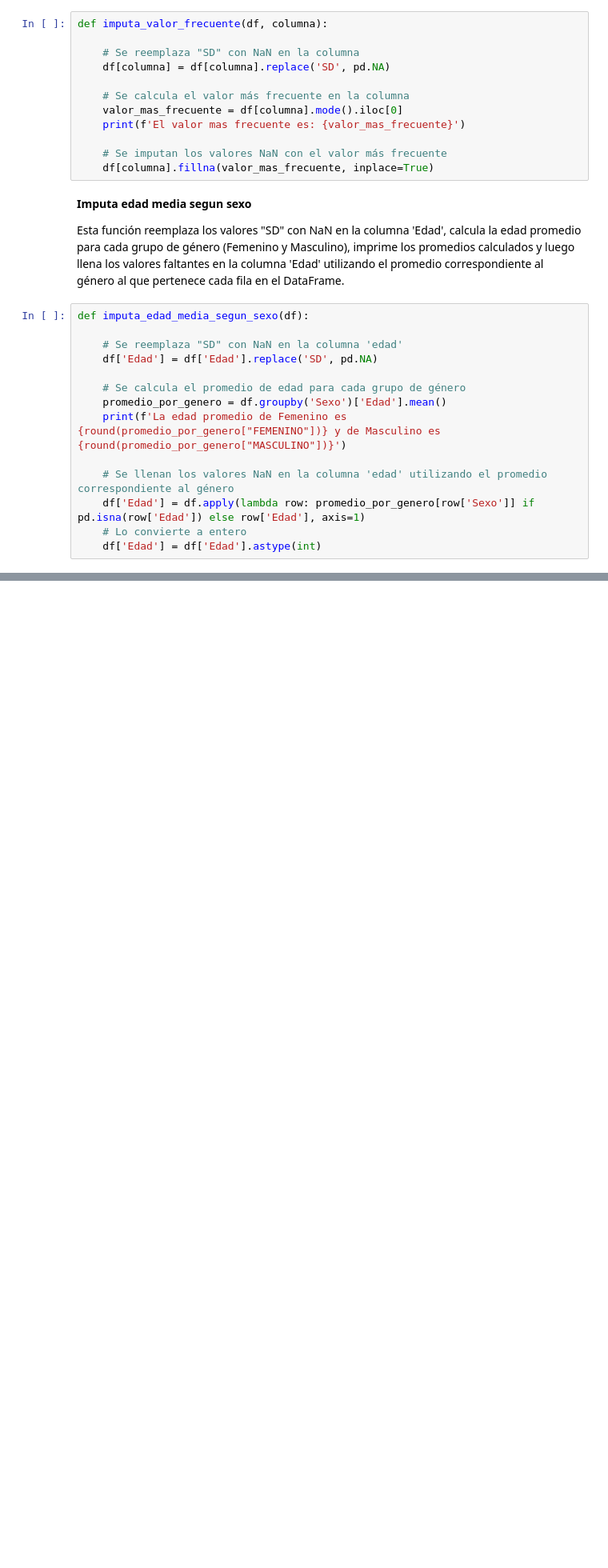
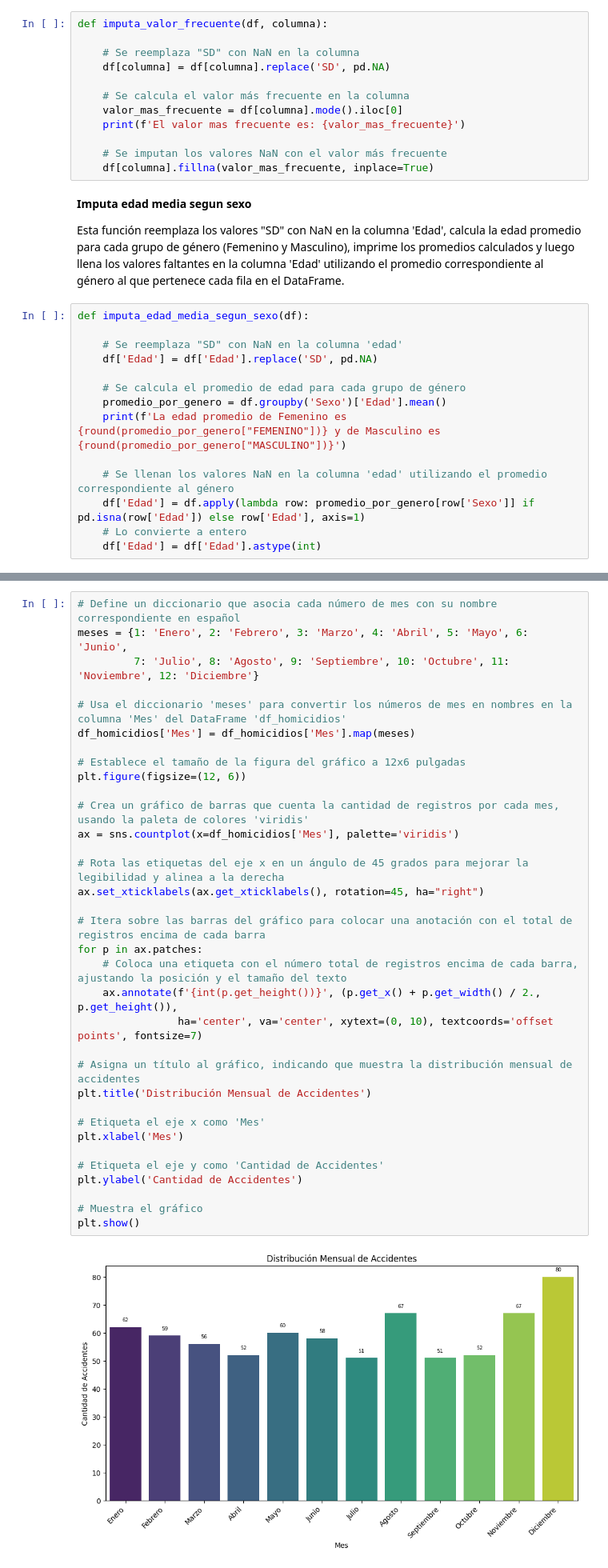
Before and after one commit to orestes-victor/HENRY_Proyecto_Individual_2__Data_Analytics_Orestes_Victor, a Jupyter notebook: Notebooks/01_ETL.ipynb, the cells around one changed output, grey strips where cells are left out. Shown: that part at 80% size. Drawn from its saved outputs; the diff is of its cells as text; blank space fills up the shorter version.

```diff
--- a/Notebooks/01_ETL.ipynb
+++ b/Notebooks/01_ETL.ipynb
@@ -1087,0 +303,36 @@ Conexión con la base de datos MySQL exitosa.
+# %%
+# Define un diccionario que asocia cada número de mes con su nombre correspondiente en español
+meses = {1: 'Enero', 2: 'Febrero', 3: 'Marzo', 4: 'Abril', 5: 'Mayo', 6: 'Junio',
+         7: 'Julio', 8: 'Agosto', 9: 'Septiembre', 10: 'Octubre', 11: 'Noviembre', 12: 'Diciembre'}
+
+# Usa el diccionario 'meses' para convertir los números de mes en nombres en la columna 'Mes' del DataFrame 'df_homicidios'
+df_homicidios['Mes'] = df_homicidios['Mes'].map(meses)
+
+# Establece el tamaño de la figura del gráfico a 12x6 pulgadas
+plt.figure(figsize=(12, 6))
+
+# Crea un gráfico de barras que cuenta la cantidad de registros por cada mes, usando la paleta de colores 'viridis'
+ax = sns.countplot(x=df_homicidios['Mes'], palette='viridis')
+
+# Rota las etiquetas del eje x en un ángulo de 45 grados para mejorar la legibilidad y alinea a la derecha
+ax.set_xticklabels(ax.get_xticklabels(), rotation=45, ha="right")
+
+# Itera sobre las barras del gráfico para colocar una anotación con el total de registros encima de cada barra
+for p in ax.patches:
+    # Coloca una etiqueta con el número total de registros encima de cada barra, ajustando la posición y el tamaño del texto
+    ax.annotate(f'{int(p.get_height())}', (p.get_x() + p.get_width() / 2., p.get_height()),
+                ha='center', va='center', xytext=(0, 10), textcoords='offset points', fontsize=7)
+
+# Asigna un título al gráfico, indicando que muestra la distribución mensual de accidentes
+plt.title('Distribución Mensual de Accidentes')
+
+# Etiqueta el eje x como 'Mes'
+plt.xlabel('Mes')
+
+# Etiqueta el eje y como 'Cantidad de Accidentes'
+plt.ylabel('Cantidad de Accidentes')
+
+# Muestra el gráfico
+plt.show()
+# %% [output]
+[figure, added]
```
Also changed, not shown: parts of 218 cells of this notebook, 3 other files.
